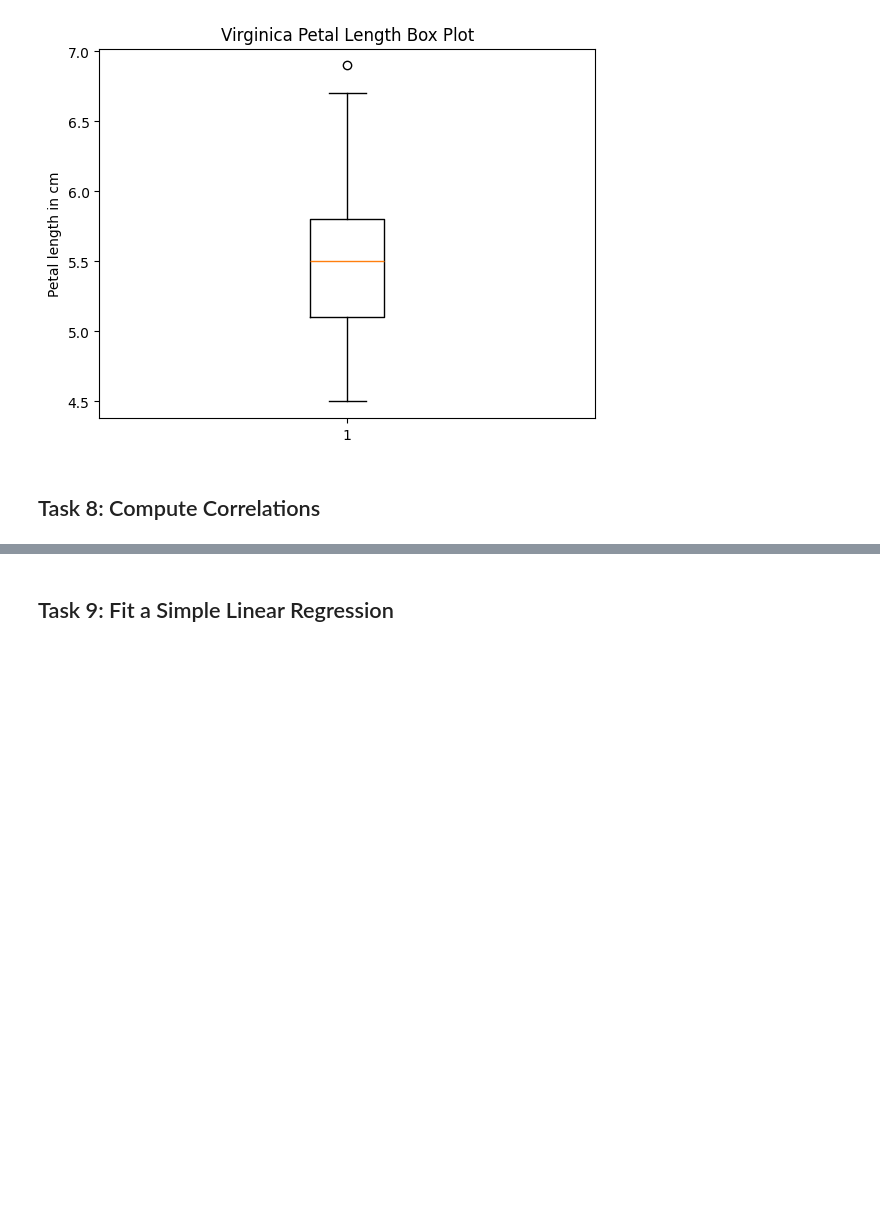
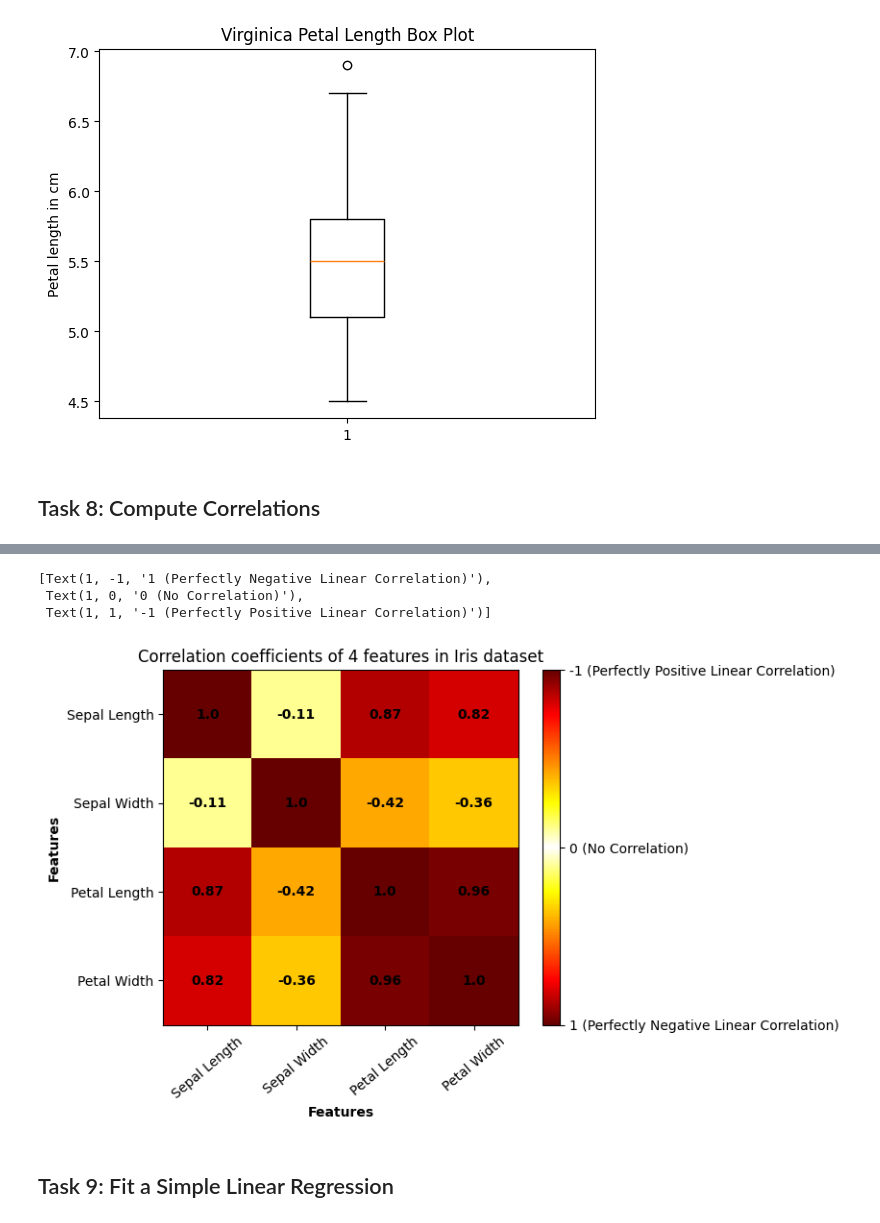
Before and after one commit to zoeharlowe/principles_of_data_analytics, a Jupyter notebook: tasks.ipynb, the cells around one changed output, grey strips where cells are left out. Saved outputs shown, nothing was run; the diff lists cells and outputs as text; code cells hidden in the pictures; blank space fills up the shorter version.

```diff
--- a/tasks.ipynb
+++ b/tasks.ipynb
@@ -303,0 +330,8 @@ Text(0, 0.5, 'Petal length in cm')
+# %%
+# Define the features which I will be finding the correlation coefficient of.
+features = ['sepal_length', 'sepal_width', 'petal_length', 'petal_width']
+
+# Identify the correlation coefficient between all four features.
+correlation_matrix = df[features].corr()
+
+print(correlation_matrix)
@@ -304,2 +352,54 @@ Text(0, 0.5, 'Petal length in cm')
+# %%
+# Identify the features being compared in the heatmap.
+features = ['Sepal Length', 'Sepal Width', 'Petal Length', 'Petal Width']
+
+# Define custom color sequence (dark red → red → orange → yellow → white → yellow → orange → red → dark red)
+colors = [
+    (0.4, 0, 0),   # dark red
+    (1, 0, 0),     # red
+    (1, 0.5, 0),   # orange
+    (1, 1, 0),     # yellow
+    (1, 1, 1),     # white
+    (1, 1, 0),     # yellow
+    (1, 0.5, 0),   # orange
+    (1, 0, 0),     # red
+    (0.4, 0, 0)    # dark red
+]
+
+cmap_name = 'cyclic_autumn'
+cmap = LinearSegmentedColormap.from_list(cmap_name, colors, N=256)
+
+# Create heatmap.
+plt.imshow(correlation_matrix, cmap=cmap, vmin=-1, vmax=1)
+
+# Add title
+plt.title("Correlation coefficients of 4 features in Iris dataset")
+
+# Set tick labels
+plt.xticks(range(len(features)),
+           features, rotation=40)
+plt.yticks(range(len(features)),
+           features)
+
+# Annotate each cell using a for loop.
+for i in range(len(features)):
+    for j in range(len(features)):
+        # Round each correlation coefficient to two decimal places.
+        value = round(correlation_matrix.iloc[i, j], 2)
+        # Format each annotation to be in the centre of the cell, coloured black and in bold.
+        plt.text(j, i, str(value), ha='center', va='center', color='black', fontweight = 'bold')
+
+# Set axes labels
+plt.ylabel("Features", fontweight = 'bold')
+plt.xlabel("Features", fontweight = 'bold')
+
+# Add colourbar
+cbar = plt.colorbar(ticks=[-1, 0, 1])
+cbar.ax.set_yticklabels(['1 (Perfectly Negative Linear Correlation)', '0 (No Correlation)', '-1 (Perfectly Positive Linear Correlation)'])
+# %% [output]
+[Text(1, -1, '1 (Perfectly Negative Linear Correlation)'),
+ Text(1, 0, '0 (No Correlation)'),
+ Text(1, 1, '-1 (Perfectly Positive Linear Correlation)')]
+[figure, added]
 # %% [markdown]
 ## Task 9: Fit a Simple Linear Regression
```
Also changed, not shown: parts of 20 cells of this notebook.
